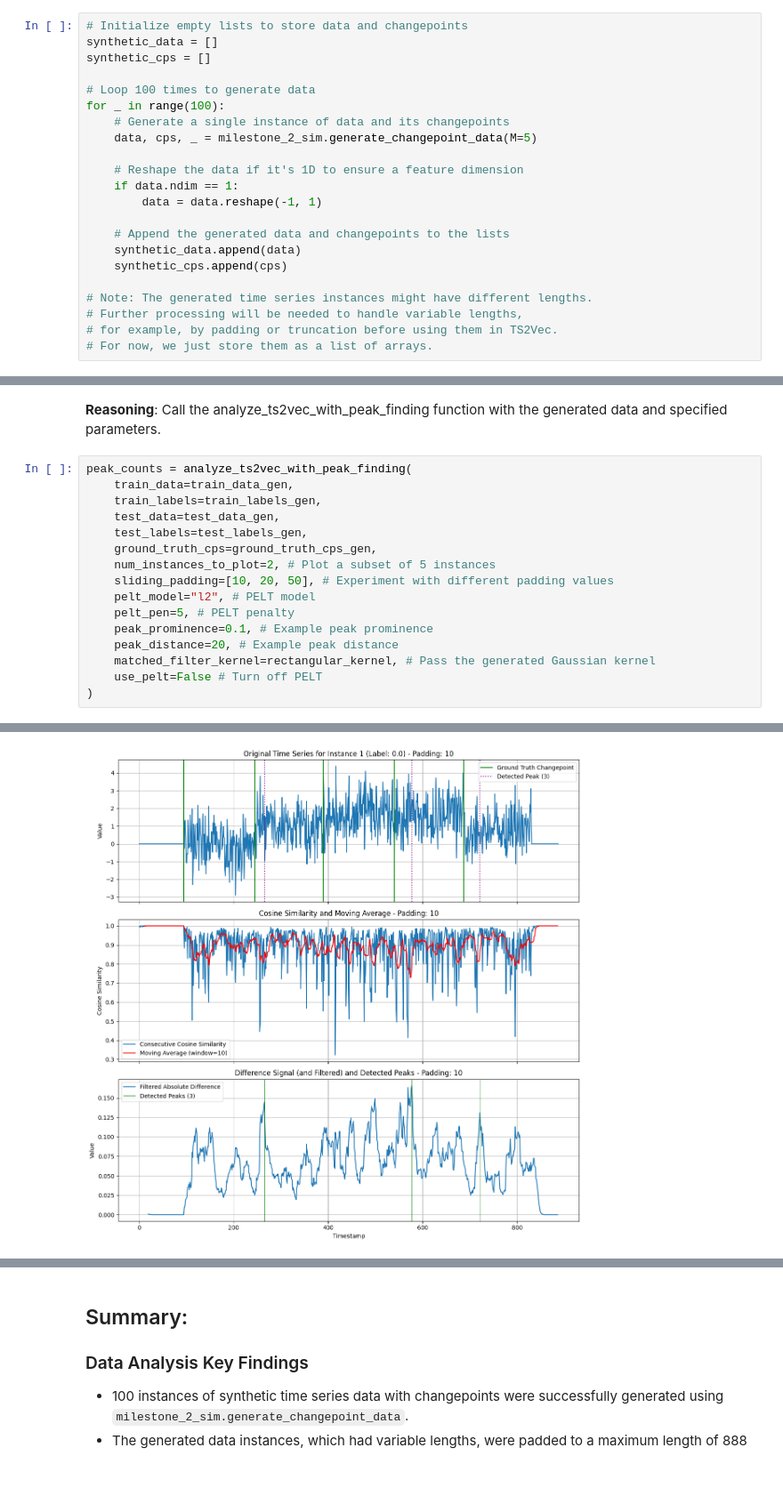
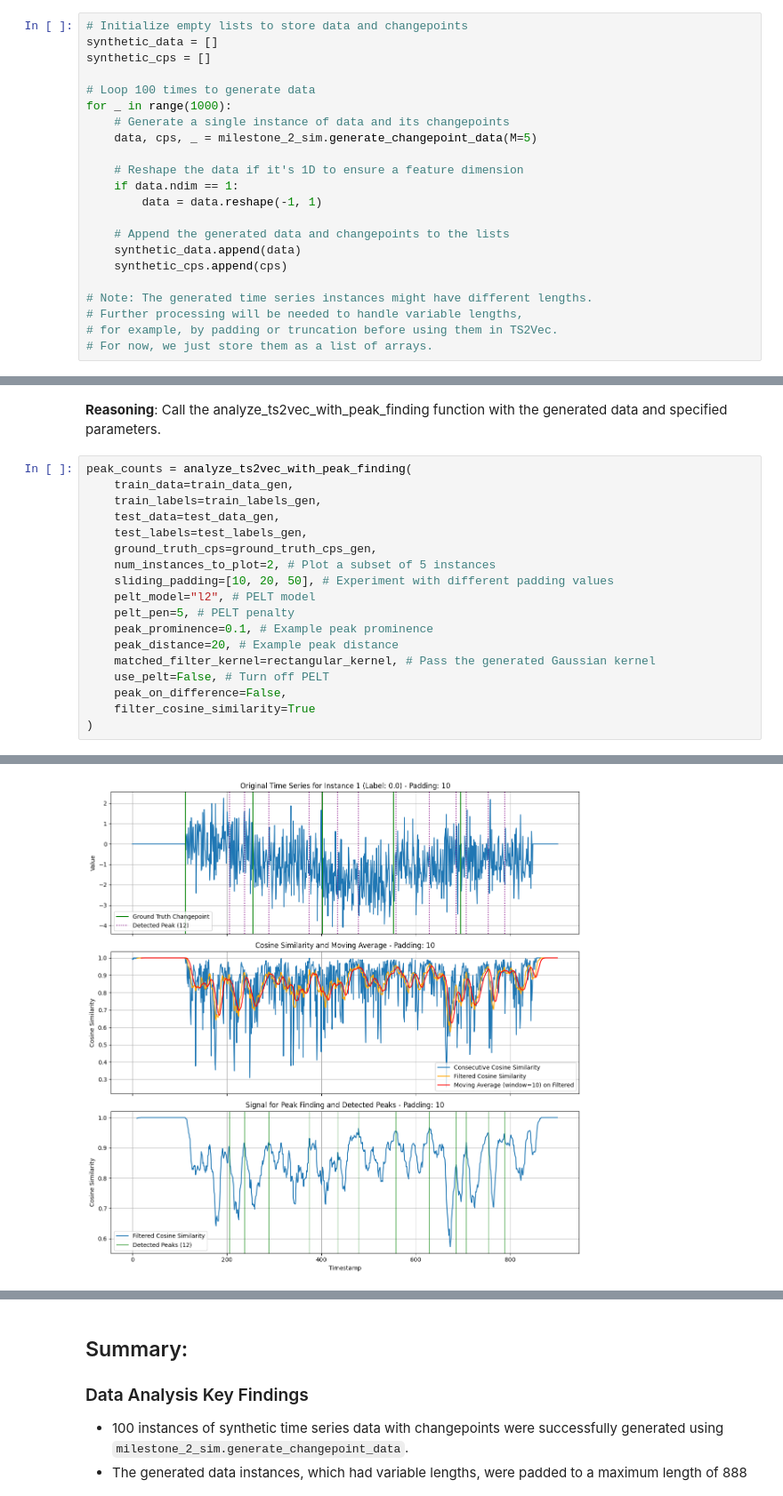
Before and after one commit to Dazzyayan/mlds-research-project, a Jupyter notebook: ts2vec_attempt_2.ipynb, the cells around one changed output, grey strips where cells are left out. Shown at 89% size. Cells and saved outputs as stored; diff of their text form.

Commit message:
differences vs raw cosine similarity signal performs about the same. Also we note that the matched filter on cosine similarity signal looks like moving average (is there a meaning to that?)

```diff
--- a/ts2vec_attempt_2.ipynb
+++ b/ts2vec_attempt_2.ipynb
@@ -303,7 +346,7 @@ synthetic_data = []
 synthetic_cps = []
 
 # Loop 100 times to generate data
-for _ in range(100):
+for _ in range(1000):
     # Generate a single instance of data and its changepoints
     data, cps, _ = milestone_2_sim.generate_changepoint_data(M=5)
 
@@ -379,7 +422,9 @@ peak_counts = analyze_ts2vec_with_peak_finding(
     peak_prominence=0.1, # Example peak prominence
     peak_distance=20, # Example peak distance
     matched_filter_kernel=rectangular_kernel, # Pass the generated Gaussian kernel
-    use_pelt=False # Turn off PELT
+    use_pelt=False, # Turn off PELT
+    peak_on_difference=False,
+    filter_cosine_similarity=True
 )
 # %% [output]
 --- Analyzing with sliding_padding = 10 ---
@@ -390,3 +435,3 @@ Shape of test_repr: (100, 888, 320)
 Representation generation complete.
 Computing and plotting cosine similarity, PELT changepoints, and detected peaks for the first 2 instances with sliding_padding = 10...
-[figure, old version]
+[figure, new version]
```
Also changed, not shown: parts of 3 cells of this notebook.
